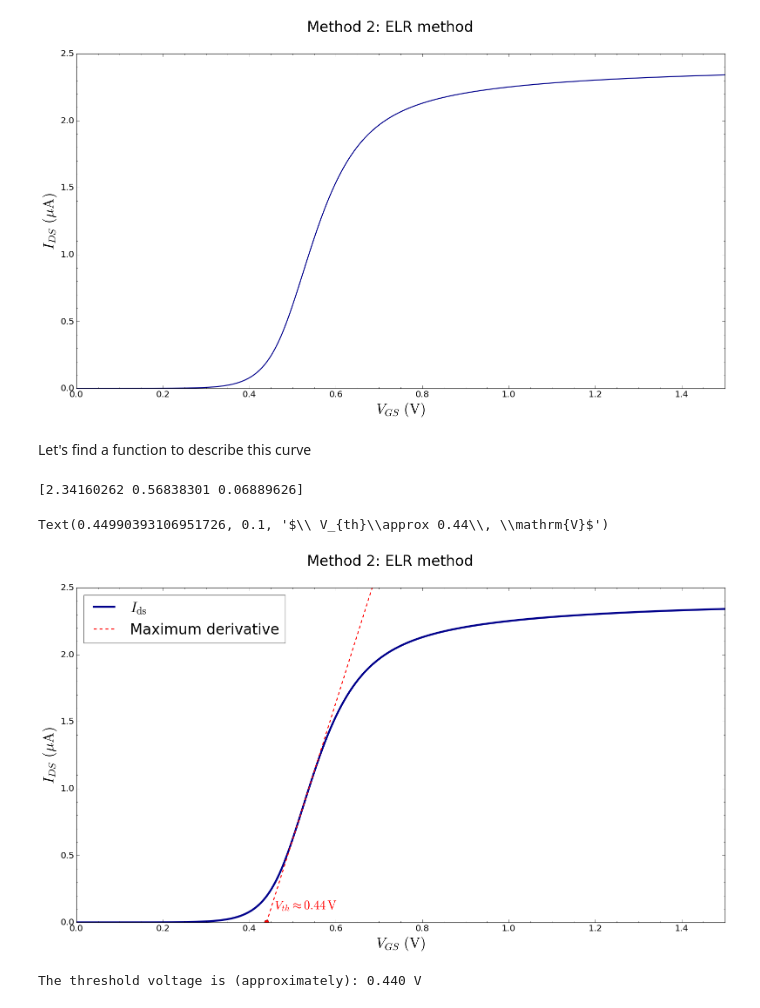
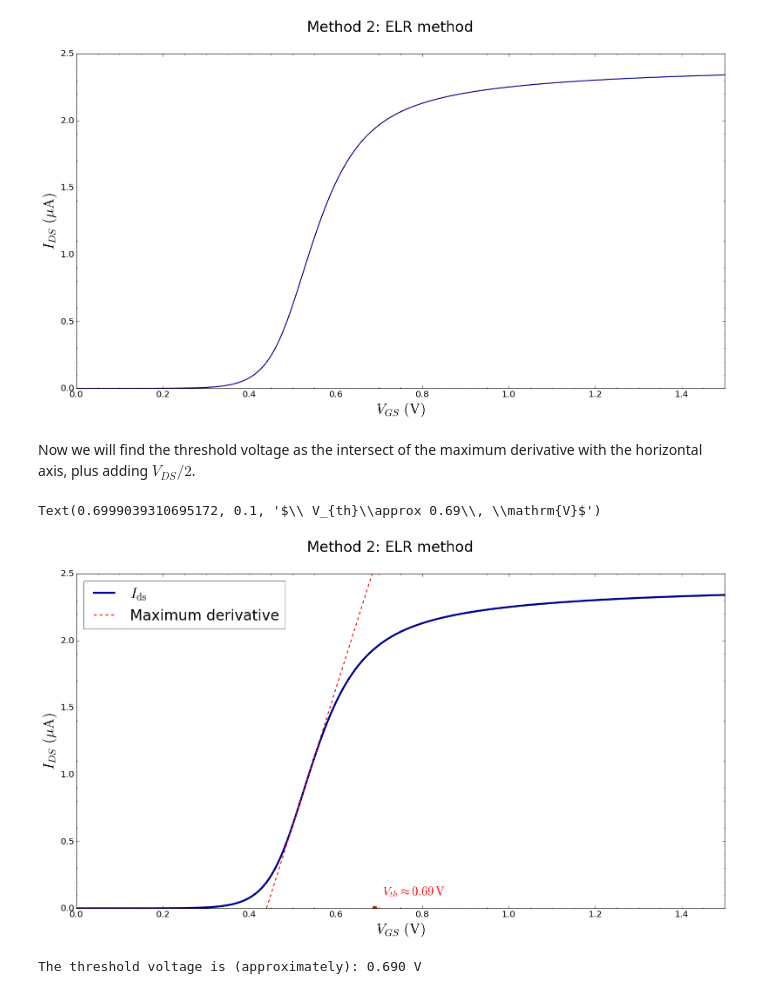
Before and after one commit to javivilladamigo/digitalDesign, a Jupyter notebook: 1/ex1.ipynb, the cells around one changed output. Saved outputs shown, nothing was run; the diff lists cells and outputs as text; code cells hidden in the pictures.

```diff
--- a/1/ex1.ipynb
+++ b/1/ex1.ipynb
@@ -71,55 +71,44 @@ ax.set_ylabel('$I_{DS}\ (\\mathrm{\mu A})$', fontsize = 30)
 # %% [output]
 Text(0, 0.5, '$I_{DS}\\ (\\mathrm{\\mu A})$')
 [figure]
-# %% [markdown]
-Let's find a function to describe this curve
-# %%
-def sigmoid(x, A, x0, gr):
-    return A / (1 + np.exp(-(x-x0)/gr))
-
-p0 = [2.3, 0.5, 0.06]
-sol = so.curve_fit(sigmoid, Vg, Ids*1e6, p0 = p0)
-coef, cov = sol; A, x0, gr = coef; xaux = np.linspace(0, max(Vg), len(Vg)); yaux = sigmoid(xaux, *coef)
-print(coef)
-# %% [output]
-[2.34160262 0.56838301 0.06889626]
+# %% [markdown]
+Now we will find the threshold voltage as the intersect of the maximum derivative with the horizontal axis, plus adding $V_{DS}/2$.
 # %%
-from functools import reduce
-
 fig, ax = plt.subplots(); fig.patch.set_facecolor('xkcd:white')
 plt.rcParams['figure.figsize'] = [24, 12]
 ax.tick_params(which = 'both', axis = 'both', direction='in', right = True, top = True, length = 6)
 ax.minorticks_on()
 ax.tick_params(which = 'minor', axis = 'both', direction='in', right = True, top = True, length = 3)
 ax.tick_params(axis = 'both', labelsize = 18)
 ax.set_ylim(0, 2.5)
 ax.set_xlim(0, 1.5)
 
 plt.suptitle("Method 2: ELR method", fontsize = 30)
 ax.plot(Vg, Ids*1e6, label = '$I_{{\\rm ds}}$', color = 'darkblue', linestyle = 'solid', linewidth = 4.)
 ax.set_xlabel('$V_{GS}\ (\\mathrm{V})$', fontsize = 30)
 ax.set_ylabel('$I_{DS}\ (\\mathrm{\mu A})$', fontsize = 30)
 
 # find the maximum derivative
 diff = []
 for i in range(1, len(Vg)):
     diff.append(Ids[i]-Ids[i-1])
 Vg[np.argmax(diff)]
 slope = 1e6 * (Ids[np.argmax(diff)] - Ids[np.argmax(diff)-1]) / (Vg[np.argmax(diff)] - Vg[np.argmax(diff)-1])
 inter = Ids[np.argmax(diff)]*1e6 - slope * Vg[np.argmax(diff)]
 xplot = np.linspace(0, .7, 2)
 def lin(x, a, b):
     return a + b*x
 yplot = lin(xplot, inter, slope)
 
 ax.plot(xplot, yplot, "r--", linewidth = 2, label = "Maximum derivative")
 ax.legend(loc= "best", fontsize = 30)
-ax.plot((-inter / slope), 0, "ro", markersize = 10)
-ax.text((-inter / slope) + .01, 0.1, '$\ V_{th}\\approx %.2f\, \mathrm{V}$' % (-inter/slope), color = 'red', fontsize = 25)
+V_th = (-inter / slope) + 0.5/2.
+ax.plot(V_th, 0, "ro", markersize = 10)
+ax.text(V_th + .01, 0.1, '$\ V_{th}\\approx %.2f\, \mathrm{V}$' % V_th, color = 'red', fontsize = 25)
 # %% [output]
-Text(0.44990393106951726, 0.1, '$\\ V_{th}\\approx 0.44\\, \\mathrm{V}$')
+Text(0.6999039310695172, 0.1, '$\\ V_{th}\\approx 0.69\\, \\mathrm{V}$')
-[figure, old version]
+[figure, new version]
 # %%
-print("The threshold voltage is (approximately): %.3f V" % (-inter/slope))
+print("The threshold voltage is (approximately): %.3f V" % V_th)
 # %% [output]
-The threshold voltage is (approximately): 0.440 V
+The threshold voltage is (approximately): 0.690 V
```
